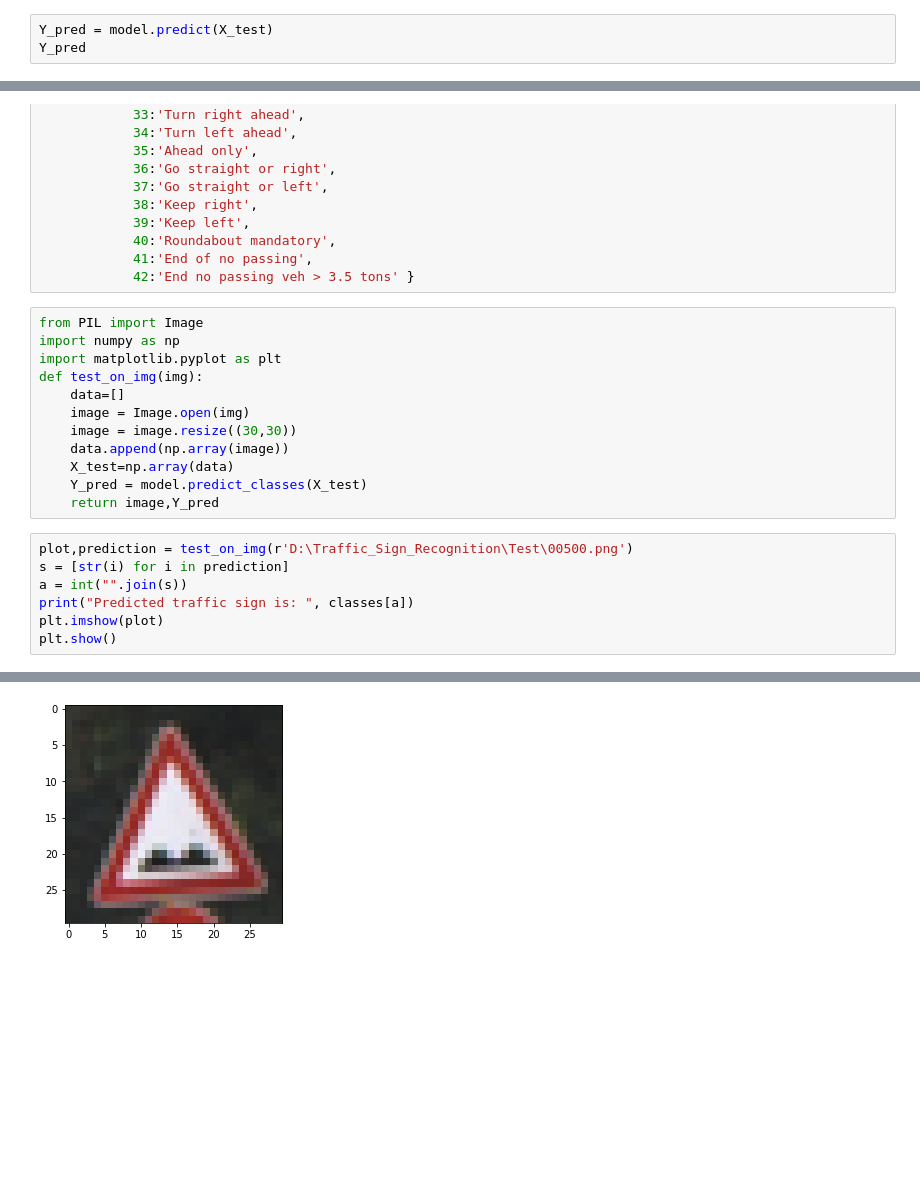
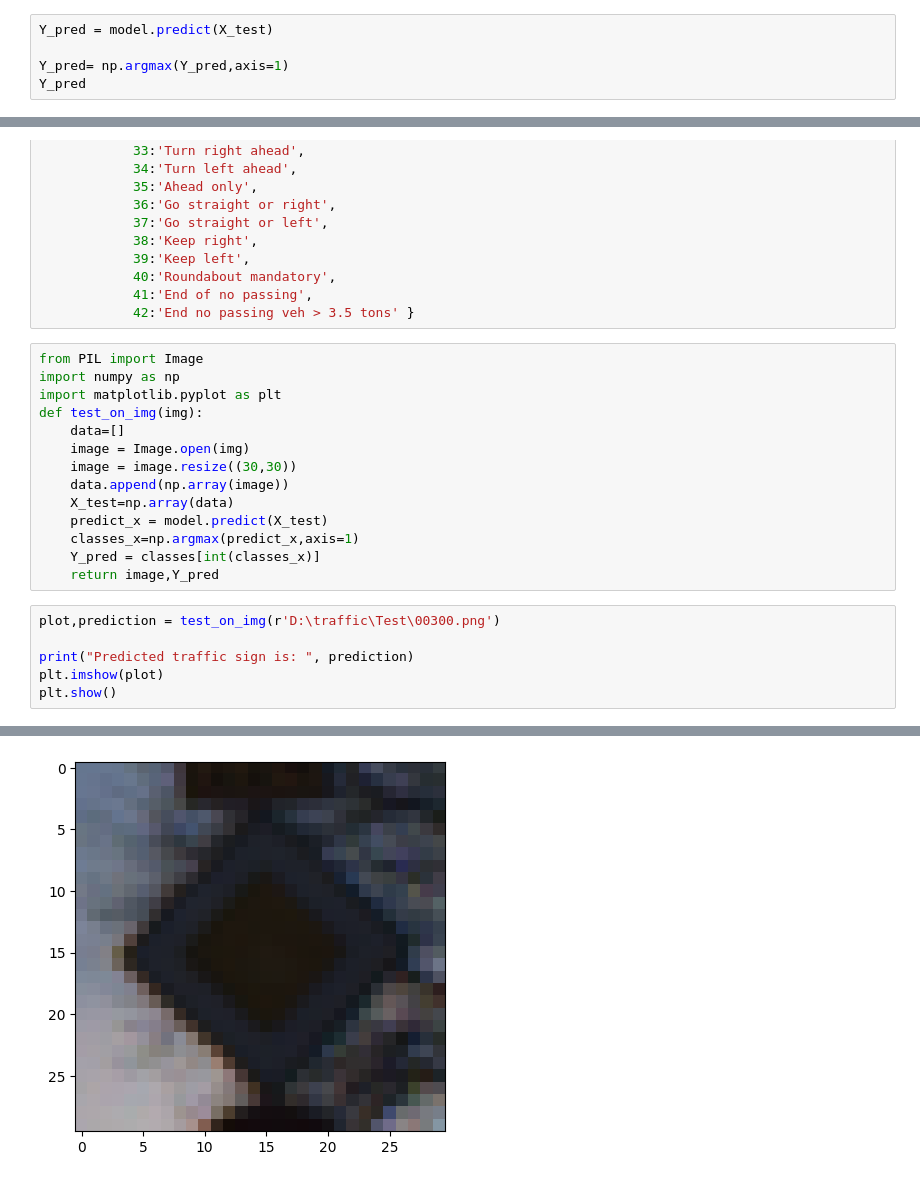
Before and after one commit to eshwar3214/traffic-sign-detection, a Jupyter notebook: traffic_signal_recognition.ipynb, the cells around one changed output, grey strips where cells are left out. Saved outputs shown, nothing was run; the diff lists cells and outputs as text; blank space fills up the shorter version.

```diff
--- a/traffic_signal_recognition.ipynb
+++ b/traffic_signal_recognition.ipynb
@@ -154,5 +154,7 @@ def testing(testcsv):
 X_test, label = testing('Test.csv')
 # %%
 Y_pred = model.predict(X_test)
+
+Y_pred= np.argmax(Y_pred,axis=1)
 Y_pred
 # %% [output]
@@ -247,13 +233,14 @@ def test_on_img(img):
     image = image.resize((30,30))
     data.append(np.array(image))
     X_test=np.array(data)
-    Y_pred = model.predict_classes(X_test)
+    predict_x = model.predict(X_test)
+    classes_x=np.argmax(predict_x,axis=1)
+    Y_pred = classes[int(classes_x)]
     return image,Y_pred
 # %%
-plot,prediction = test_on_img(r'D:\Traffic_Sign_Recognition\Test\00500.png')
-s = [str(i) for i in prediction]
-a = int("".join(s))
-print("Predicted traffic sign is: ", classes[a])
+plot,prediction = test_on_img(r'D:\traffic\Test\00300.png')
+
+print("Predicted traffic sign is: ", prediction)
 plt.imshow(plot)
 plt.show()
 # %% [output]
@@ -261 +249 @@ Predicted traffic sign is:  Bumpy road
-[figure, old version]
+[figure, new version]
```
Also changed, not shown: parts of 7 cells of this notebook, 1 other file.
